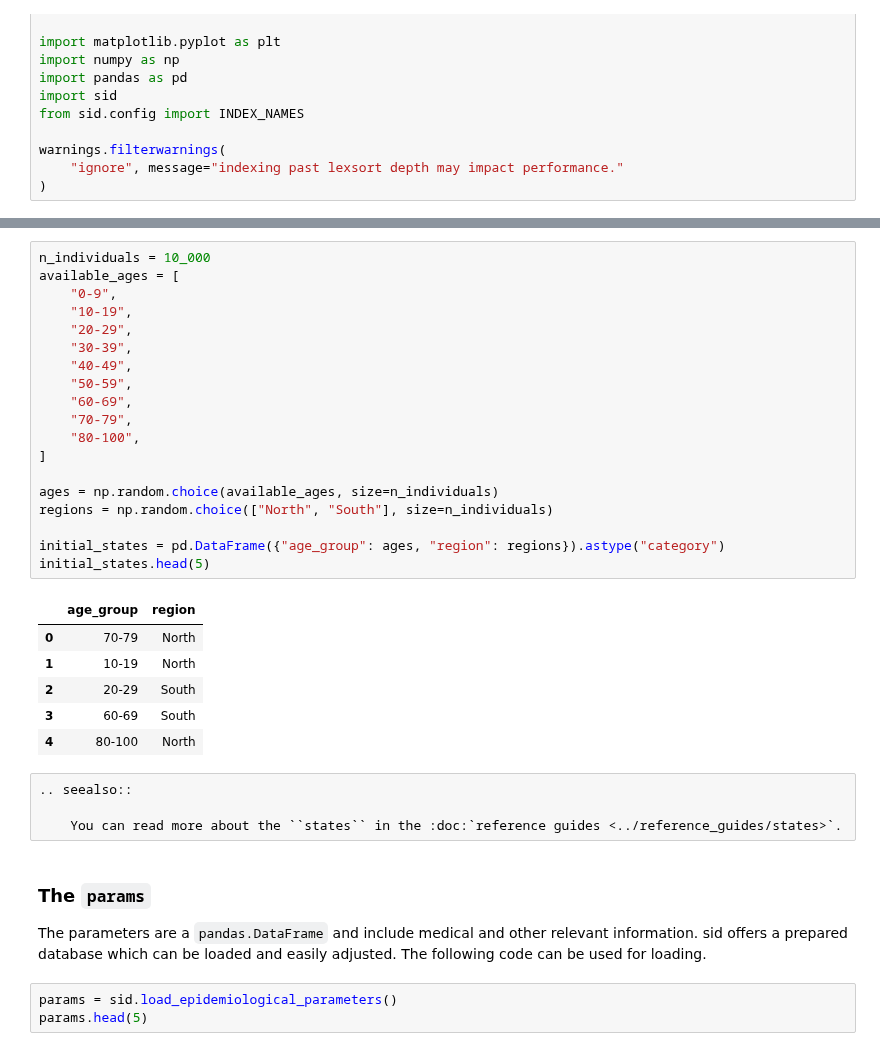
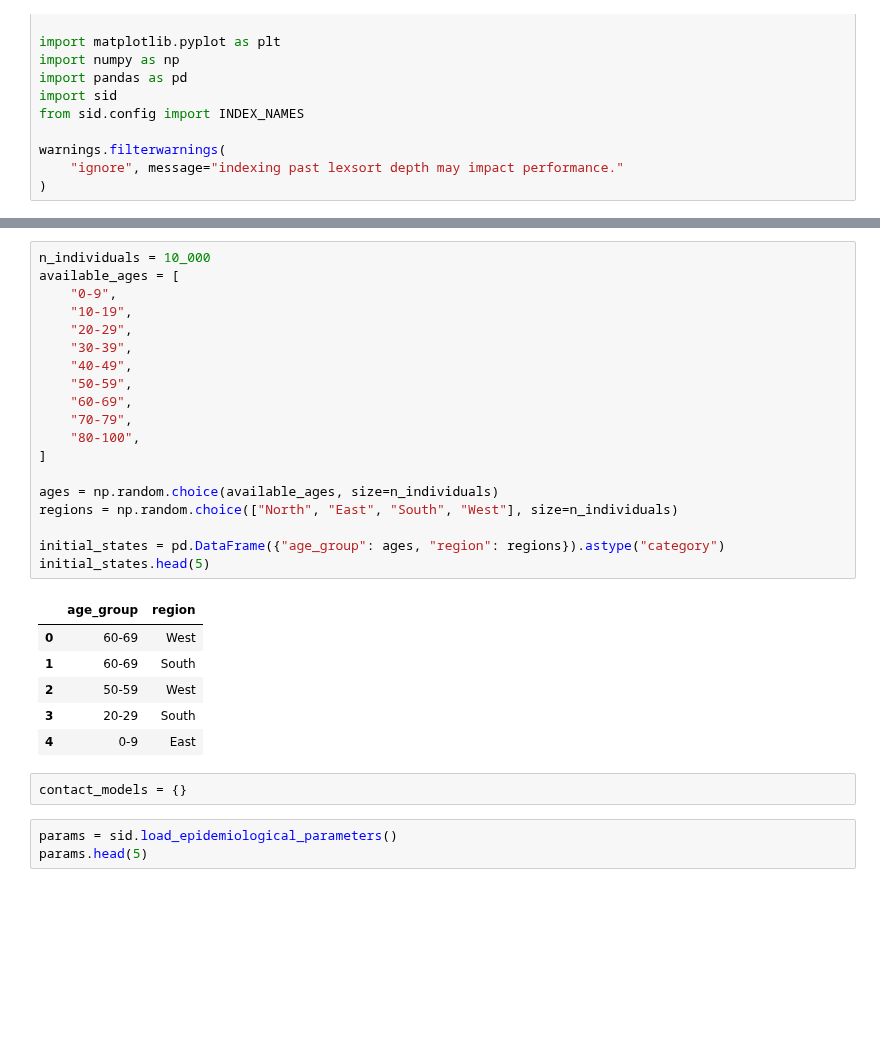
Before and after one commit to covid-19-impact-lab/sid, a Jupyter notebook: docs/source/tutorials/how_to_specify_contact_models.ipynb, the cells around one changed output, grey strips where cells are left out. Drawn from its saved outputs; the diff is of its cells as text; blank space fills up the shorter version.

```diff
--- a/docs/source/tutorials/how_to_specify_contact_models.ipynb
+++ b/docs/source/tutorials/how_to_specify_contact_models.ipynb
@@ -37,37 +31,31 @@ We start with 10,000 individuals. Note that all characteristics are converted to
 # %%
 n_individuals = 10_000
 available_ages = [
     "0-9",
     "10-19",
     "20-29",
     "30-39",
     "40-49",
     "50-59",
     "60-69",
     "70-79",
     "80-100",
 ]
 
 ages = np.random.choice(available_ages, size=n_individuals)
-regions = np.random.choice(["North", "South"], size=n_individuals)
+regions = np.random.choice(["North", "East", "South", "West"], size=n_individuals)
 
 initial_states = pd.DataFrame({"age_group": ages, "region": regions}).astype("category")
 initial_states.head(5)
 # %% [output]
 |  | age_group | region |
-| 0 | 70-79 | North |
-| 1 | 10-19 | North |
-| 2 | 20-29 | South |
-| 3 | 60-69 | South |
-| 4 | 80-100 | North |
+| 0 | 60-69 | West |
+| 1 | 60-69 | South |
+| 2 | 50-59 | West |
+| 3 | 20-29 | South |
+| 4 | 0-9 | East |
-# %% [raw]
-.. seealso::
-
-    You can read more about the ``states`` in the :doc:`reference guides <../reference_guides/states>`.
-# %% [markdown]
-### The `params`
-
-The parameters are a ``pandas.DataFrame`` and include medical and other relevant information. sid offers a prepared database which can be loaded and easily adjusted. The following code can be used for loading.
+# %%
+contact_models = {}
 # %%
 params = sid.load_epidemiological_parameters()
 params.head(5)
```
Also changed, not shown: parts of 14 cells of this notebook, 3 other files.
